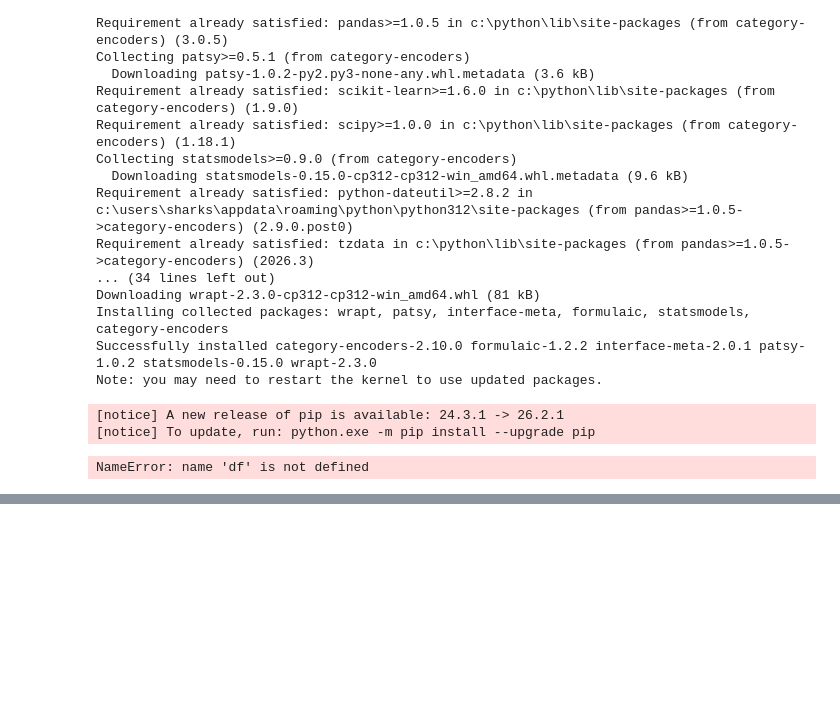
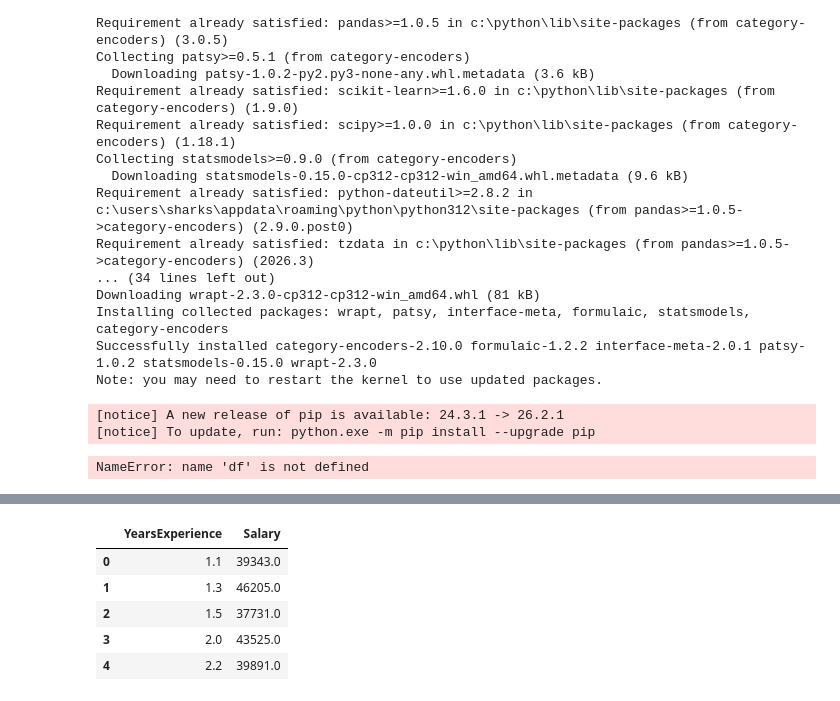
Before and after one commit to Maha-123-dot/Ai_diploma_master, a Jupyter notebook: DA/preprocessing.ipynb, the cells around one changed output, grey strips where cells are left out. Drawn from its saved outputs; the diff is of its cells as text; code cells hidden in the pictures; blank space fills up the shorter version.

```diff
--- a/DA/preprocessing.ipynb
+++ b/DA/preprocessing.ipynb
@@ -495,0 +636,23 @@ NameError: name 'df' is not defined
+# %%
+import pandas as pd
+from pathlib import Path
+csv_path = Path.cwd() / "Salary_Data.csv"
+
+if not csv_path.exists():
+    matches = list(Path.cwd().rglob("Salary_Data.csv"))
+    if not matches:
+        raise FileNotFoundError(
+            "Salary_Data.csv was not found. Place it in the notebook folder "
+            "or update csv_path."
+        )
+    csv_path = matches[0]
+
+df = pd.read_csv(csv_path)
+df.head()
+# %% [output]
+|  | YearsExperience | Salary |
+| 0 | 1.1 | 39343.0 |
+| 1 | 1.3 | 46205.0 |
+| 2 | 1.5 | 37731.0 |
+| 3 | 2.0 | 43525.0 |
+| 4 | 2.2 | 39891.0 |
```
Also changed, not shown: parts of 20 cells of this notebook, 5 other files.
